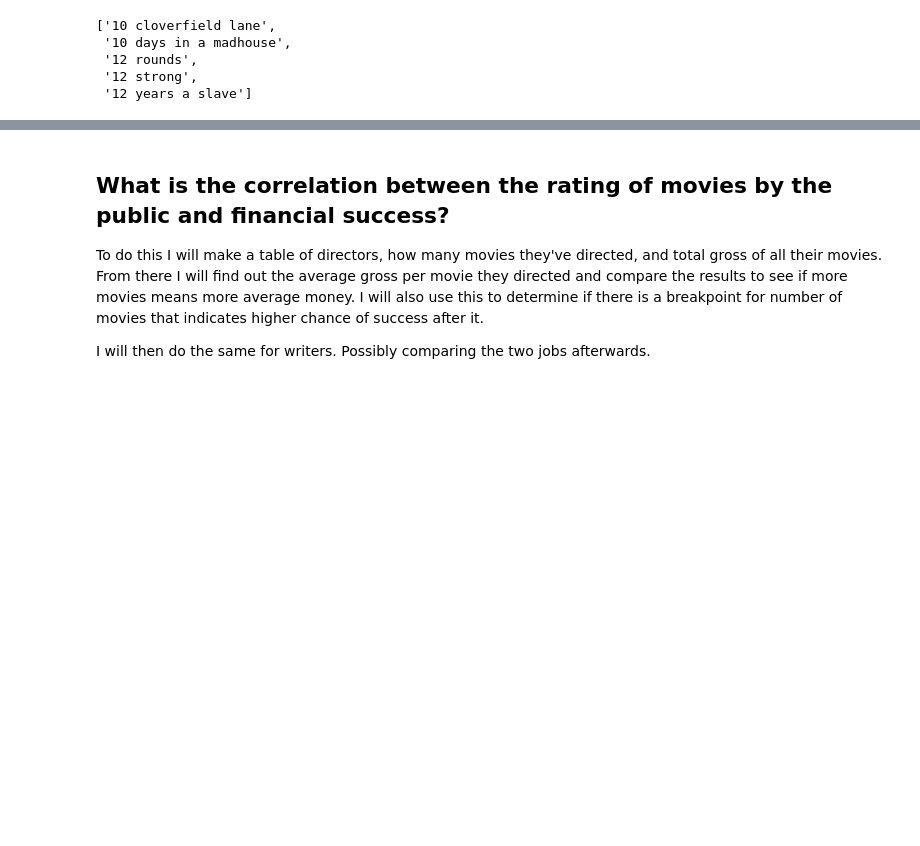
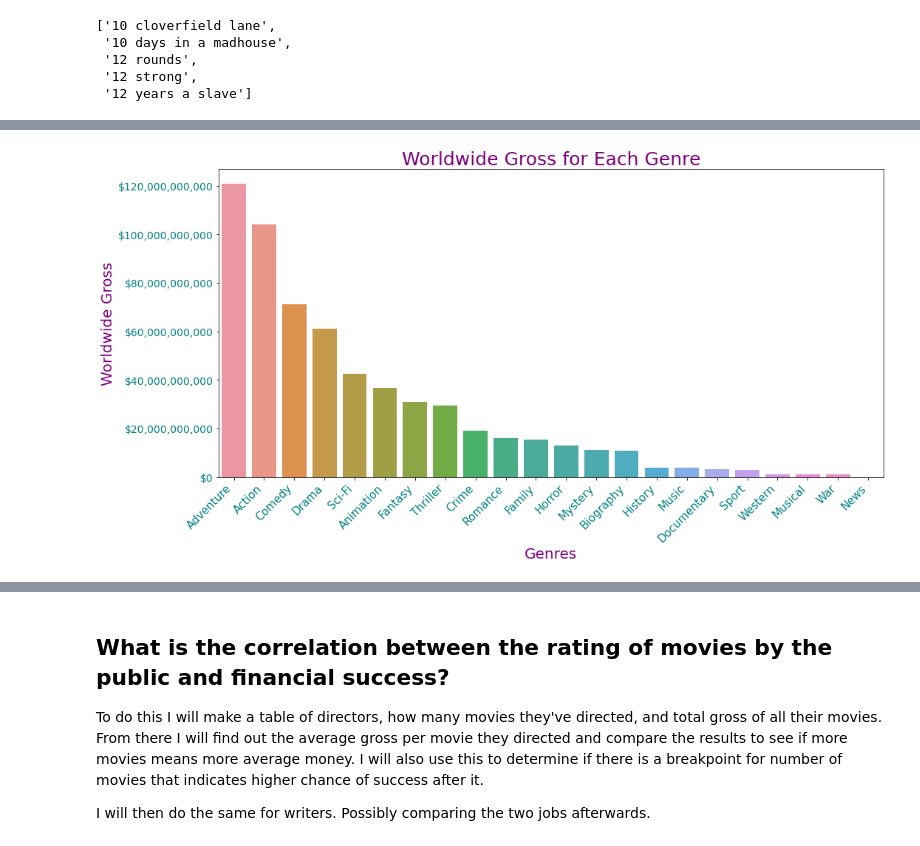
Before and after one commit to AustinTowery/Box-Office-Movies-Analysis, a Jupyter notebook: student.ipynb, the cells around one changed output, grey strips where cells are left out. Saved outputs shown, nothing was run; the diff lists cells and outputs as text; code cells hidden in the pictures; blank space fills up the shorter version.

```diff
--- a/student.ipynb
+++ b/student.ipynb
@@ -1117,0 +1283,5 @@ df.head()
+# %%
+# regraph worldwide grosses graph to compare to profit one
+worldwide_gross_graph(df_genres_aggregated,'worldwide_gross')
+# %% [output]
+[figure, added]
```
Also changed, not shown: parts of 142 cells of this notebook.
